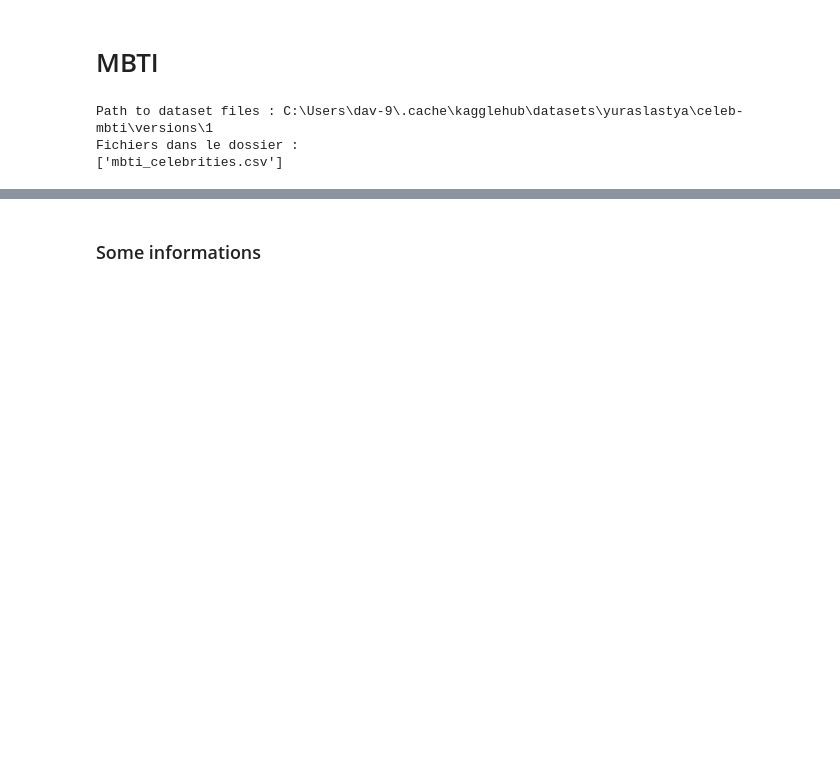
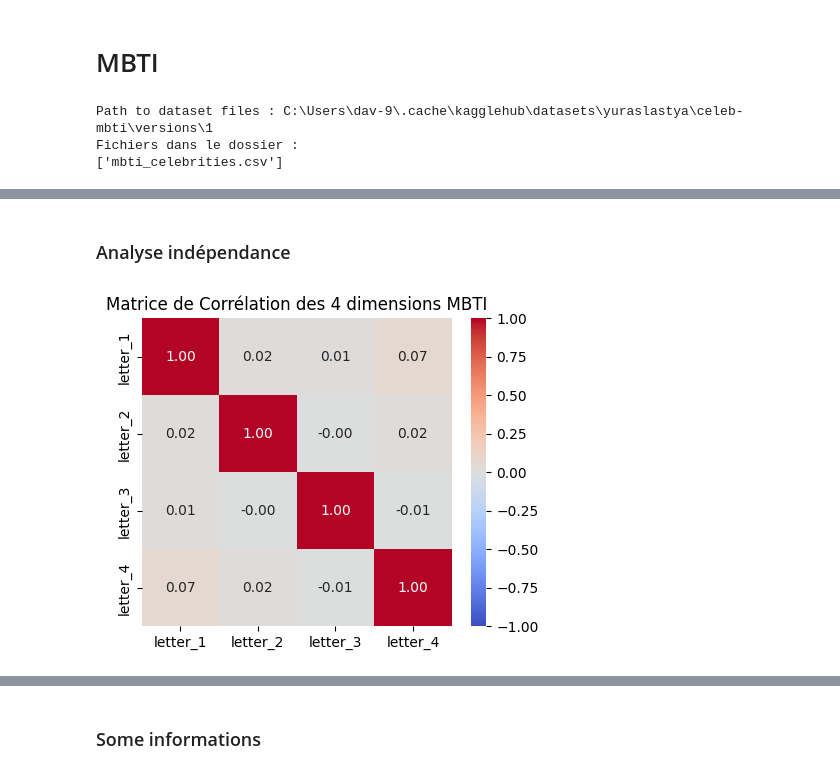
Before and after one commit to DavidGabrielPapa/TheseDeMaster, a Jupyter notebook: mbti.ipynb, the cells around one changed output, grey strips where cells are left out. Drawn from its saved outputs; the diff is of its cells as text; code cells hidden in the pictures; blank space fills up the shorter version.

Commit message:
analyse db mbti

```diff
--- a/mbti.ipynb
+++ b/mbti.ipynb
@@ -165,0 +143,8 @@ Game Development : 1
+# %%
+cols = ['name', 'category', 'subcategory', 'four_letter', 'letter_1', 'letter_1_percentage',
+    'letter_2', 'letter_2_percentage', 'letter_3', 'letter_3_percentage', 'letter_4', 'letter_4_percentage']
+
+mbti = mbti[cols]
+
+print(mbti.shape)
+print(mbti.head().to_string())
@@ -165,0 +161,6 @@ Game Development : 1
+# %%
+print(f"Nombre de lignes avant nettoyage : {len(mbti)}")
+
+mbti = mbti.drop_duplicates()
+
+print(f"Nombre de lignes après nettoyage : {len(mbti)}")
@@ -165,0 +268,26 @@ Game Development : 1
+# %% [markdown]
+### Analyse indépendance
+# %%
+# 1. Définir le mapping pour transformer les lettres en chiffres (0 ou 1)
+mapping = {'letter_1': {'E': 1, 'I': 0},
+            'letter_2': {'N': 1, 'S': 0},
+            'letter_3': {'F': 1, 'T': 0},
+            'letter_4': {'P': 1, 'J': 0}}
+
+# 2. Créer une copie des colonnes pour le calcul
+mbti_numeric = mbti[['letter_1', 'letter_2', 'letter_3', 'letter_4']].copy()
+
+# Appliquer le mapping
+for col, map_dict in mapping.items() :
+    mbti_numeric[col] = mbti_numeric[col].map(map_dict)
+
+# 3. Calculer la matrice de corrélation
+corr_matrix = mbti_numeric.corr()
+
+# 4. Affichage avec une Heatmap (carte de chaleur)
+plt.figure(figsize=(5, 4))
+sns.heatmap(corr_matrix, annot=True, cmap='coolwarm', fmt=".2f", vmin=-1, vmax=1, center=0)
+plt.title("Matrice de Corrélation des 4 dimensions MBTI")
+plt.show()
+# %% [output]
+[figure, added]
```
Also changed, not shown: parts of 32 cells of this notebook.
